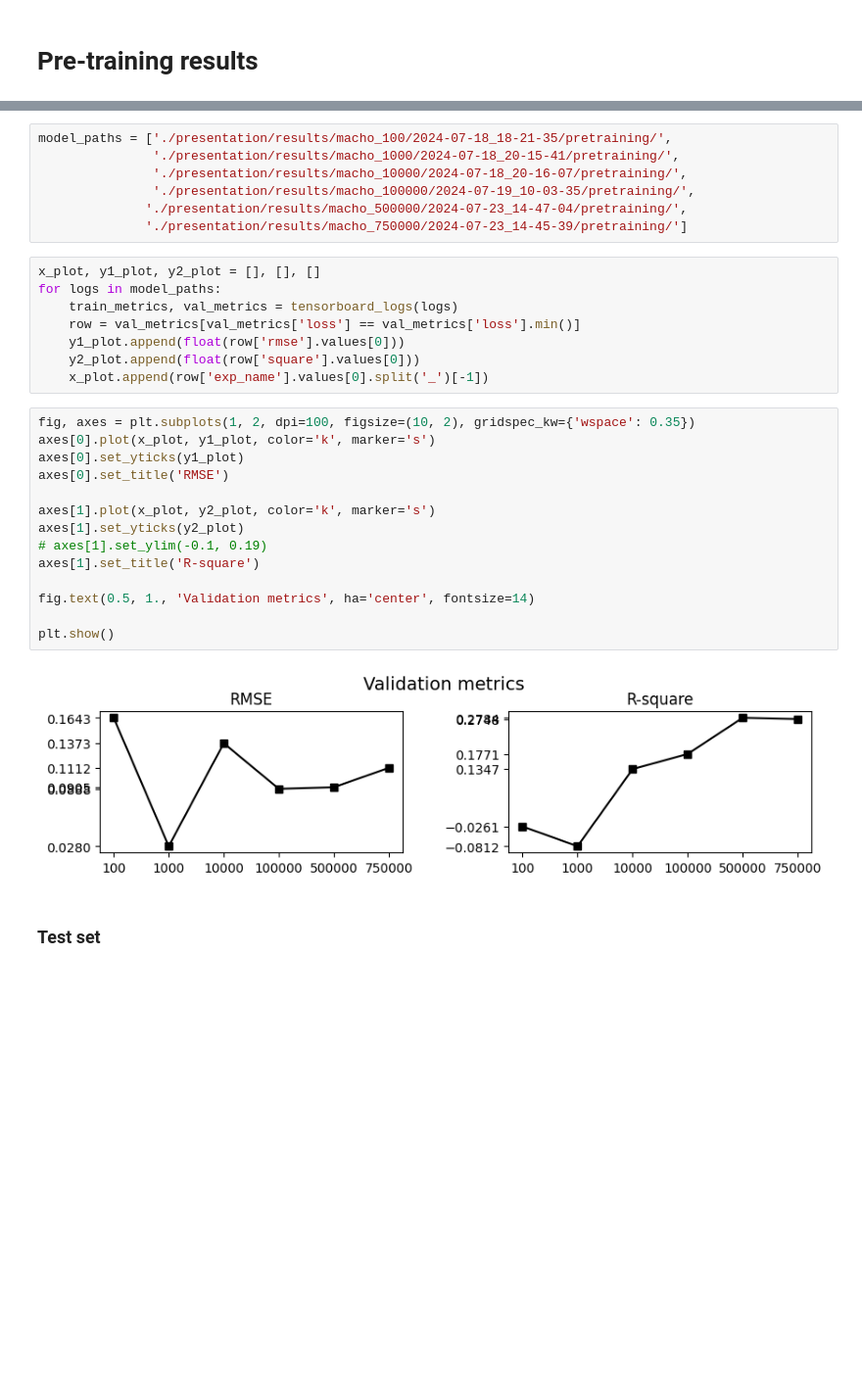
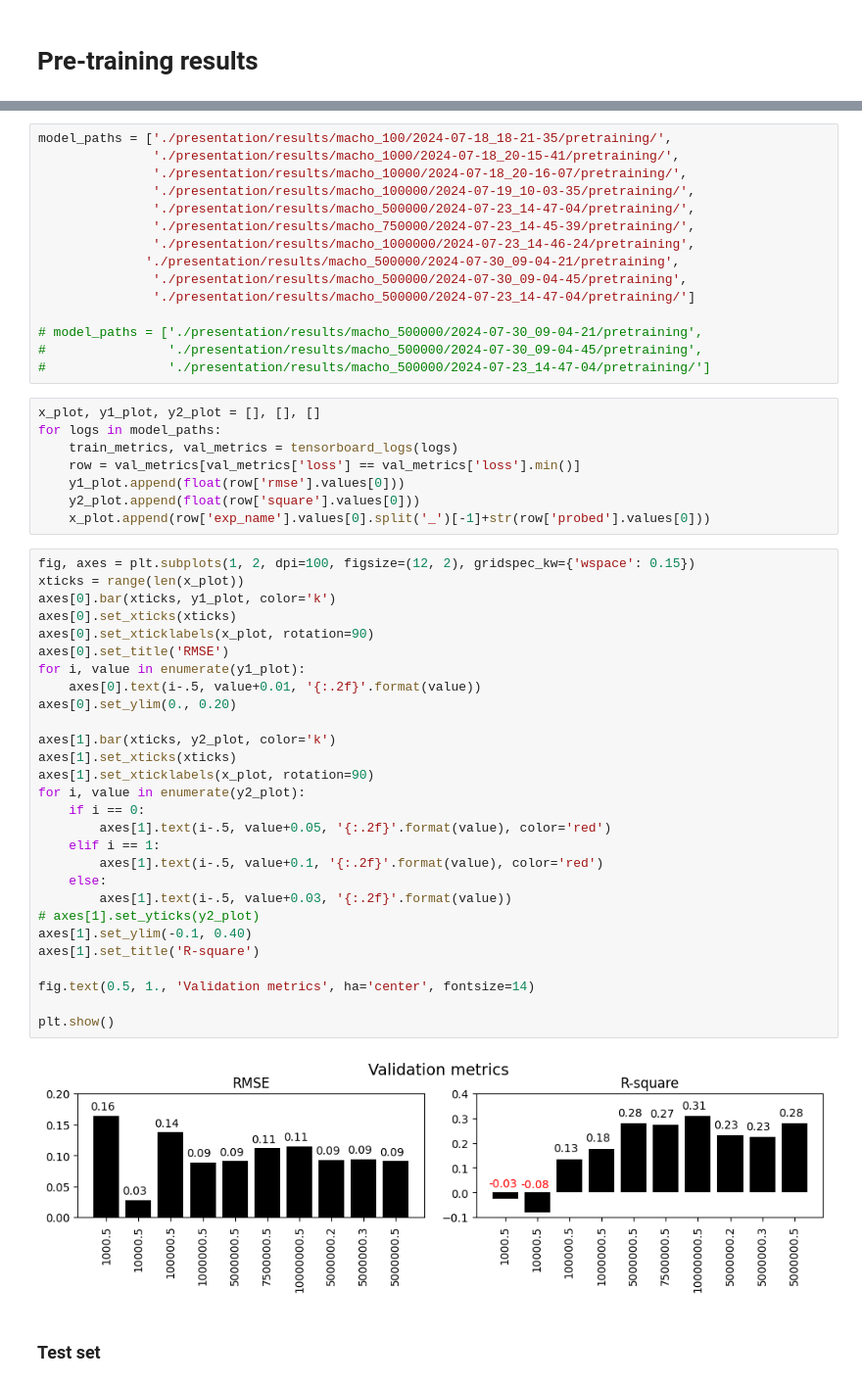
Before and after one commit to cridonoso/astromer, a Jupyter notebook: presentation/notebooks/Pretraining.ipynb, the cells around one changed output, grey strips where cells are left out. Shown at 98% size. Saved outputs shown, nothing was run; the diff lists cells and outputs as text; blank space fills up the shorter version.

```diff
--- a/presentation/notebooks/Pretraining.ipynb
+++ b/presentation/notebooks/Pretraining.ipynb
@@ -31,8 +31,16 @@ model_paths = ['./presentation/results/macho_100/2024-07-18_18-21-35/pretraining
                './presentation/results/macho_1000/2024-07-18_20-15-41/pretraining/',
                './presentation/results/macho_10000/2024-07-18_20-16-07/pretraining/',
                './presentation/results/macho_100000/2024-07-19_10-03-35/pretraining/',
-              './presentation/results/macho_500000/2024-07-23_14-47-04/pretraining/',
-              './presentation/results/macho_750000/2024-07-23_14-45-39/pretraining/']
+               './presentation/results/macho_500000/2024-07-23_14-47-04/pretraining/',
+               './presentation/results/macho_750000/2024-07-23_14-45-39/pretraining/',
+               './presentation/results/macho_1000000/2024-07-23_14-46-24/pretraining',
+              './presentation/results/macho_500000/2024-07-30_09-04-21/pretraining',
+               './presentation/results/macho_500000/2024-07-30_09-04-45/pretraining',
+               './presentation/results/macho_500000/2024-07-23_14-47-04/pretraining/']
+
+# model_paths = ['./presentation/results/macho_500000/2024-07-30_09-04-21/pretraining',
+#                './presentation/results/macho_500000/2024-07-30_09-04-45/pretraining',
+#                './presentation/results/macho_500000/2024-07-23_14-47-04/pretraining/']
 # %%
 x_plot, y1_plot, y2_plot = [], [], []
 for logs in model_paths:
@@ -40,23 +48,37 @@ for logs in model_paths:
     row = val_metrics[val_metrics['loss'] == val_metrics['loss'].min()]
     y1_plot.append(float(row['rmse'].values[0]))
     y2_plot.append(float(row['square'].values[0]))
-    x_plot.append(row['exp_name'].values[0].split('_')[-1])
+    x_plot.append(row['exp_name'].values[0].split('_')[-1]+str(row['probed'].values[0]))
 # %%
-fig, axes = plt.subplots(1, 2, dpi=100, figsize=(10, 2), gridspec_kw={'wspace': 0.35})
-axes[0].plot(x_plot, y1_plot, color='k', marker='s')
-axes[0].set_yticks(y1_plot)
+fig, axes = plt.subplots(1, 2, dpi=100, figsize=(12, 2), gridspec_kw={'wspace': 0.15})
+xticks = range(len(x_plot))
+axes[0].bar(xticks, y1_plot, color='k')
+axes[0].set_xticks(xticks)
+axes[0].set_xticklabels(x_plot, rotation=90)
 axes[0].set_title('RMSE')
+for i, value in enumerate(y1_plot):
+    axes[0].text(i-.5, value+0.01, '{:.2f}'.format(value))
+axes[0].set_ylim(0., 0.20)
 
-axes[1].plot(x_plot, y2_plot, color='k', marker='s')
-axes[1].set_yticks(y2_plot)
-# axes[1].set_ylim(-0.1, 0.19)
+axes[1].bar(xticks, y2_plot, color='k')
+axes[1].set_xticks(xticks)
+axes[1].set_xticklabels(x_plot, rotation=90)
+for i, value in enumerate(y2_plot):
+    if i == 0:
+        axes[1].text(i-.5, value+0.05, '{:.2f}'.format(value), color='red')
+    elif i == 1:
+        axes[1].text(i-.5, value+0.1, '{:.2f}'.format(value), color='red')
+    else:
+        axes[1].text(i-.5, value+0.03, '{:.2f}'.format(value))
+# axes[1].set_yticks(y2_plot)
+axes[1].set_ylim(-0.1, 0.40)
 axes[1].set_title('R-square')
 
 fig.text(0.5, 1., 'Validation metrics', ha='center', fontsize=14)
 
 plt.show()
 # %% [output]
-[figure, old version]
+[figure, new version]
 # %% [markdown]
 ### Test set
 # %%
```
Also changed, not shown: parts of 4 cells of this notebook, 9 other files.
